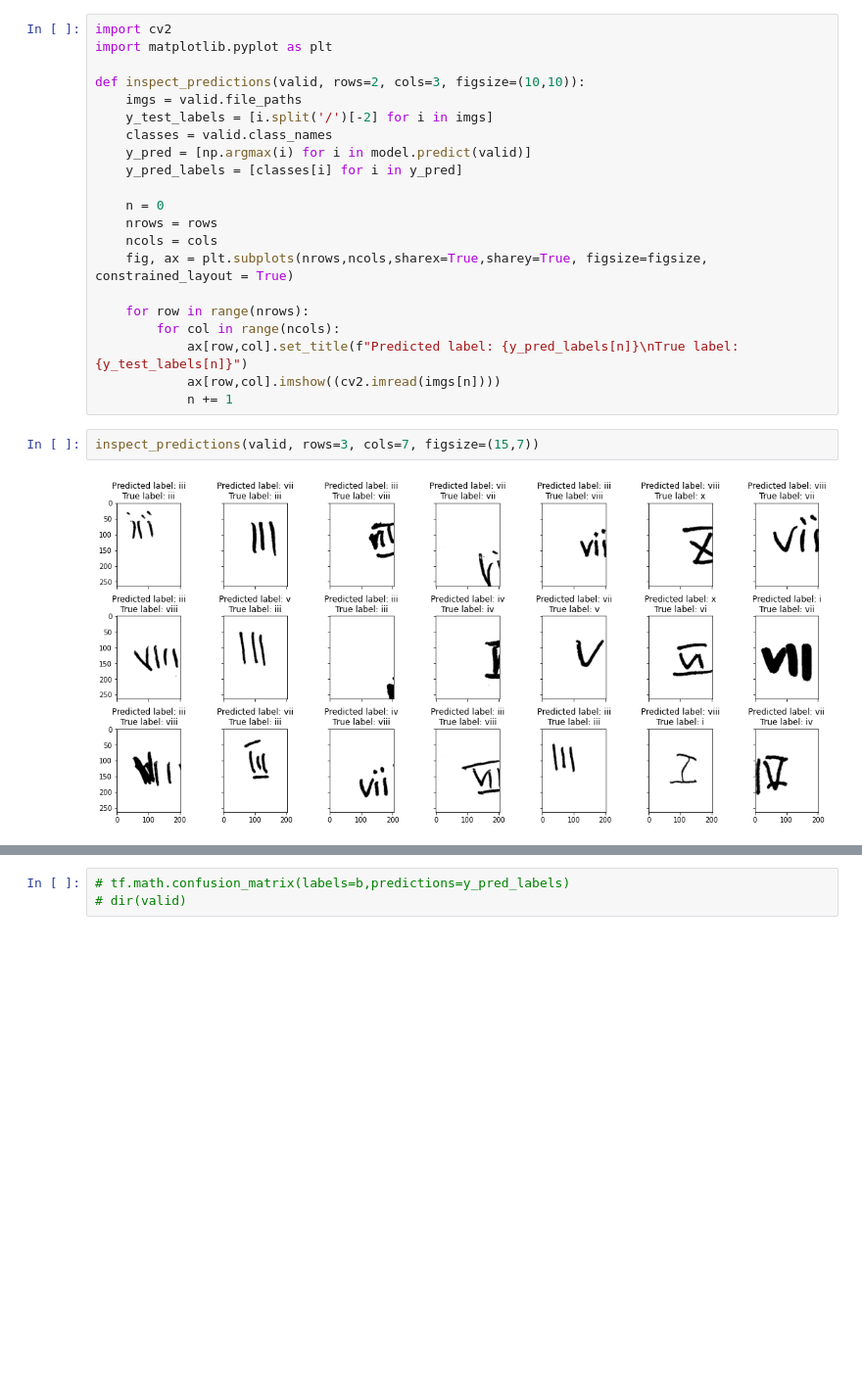
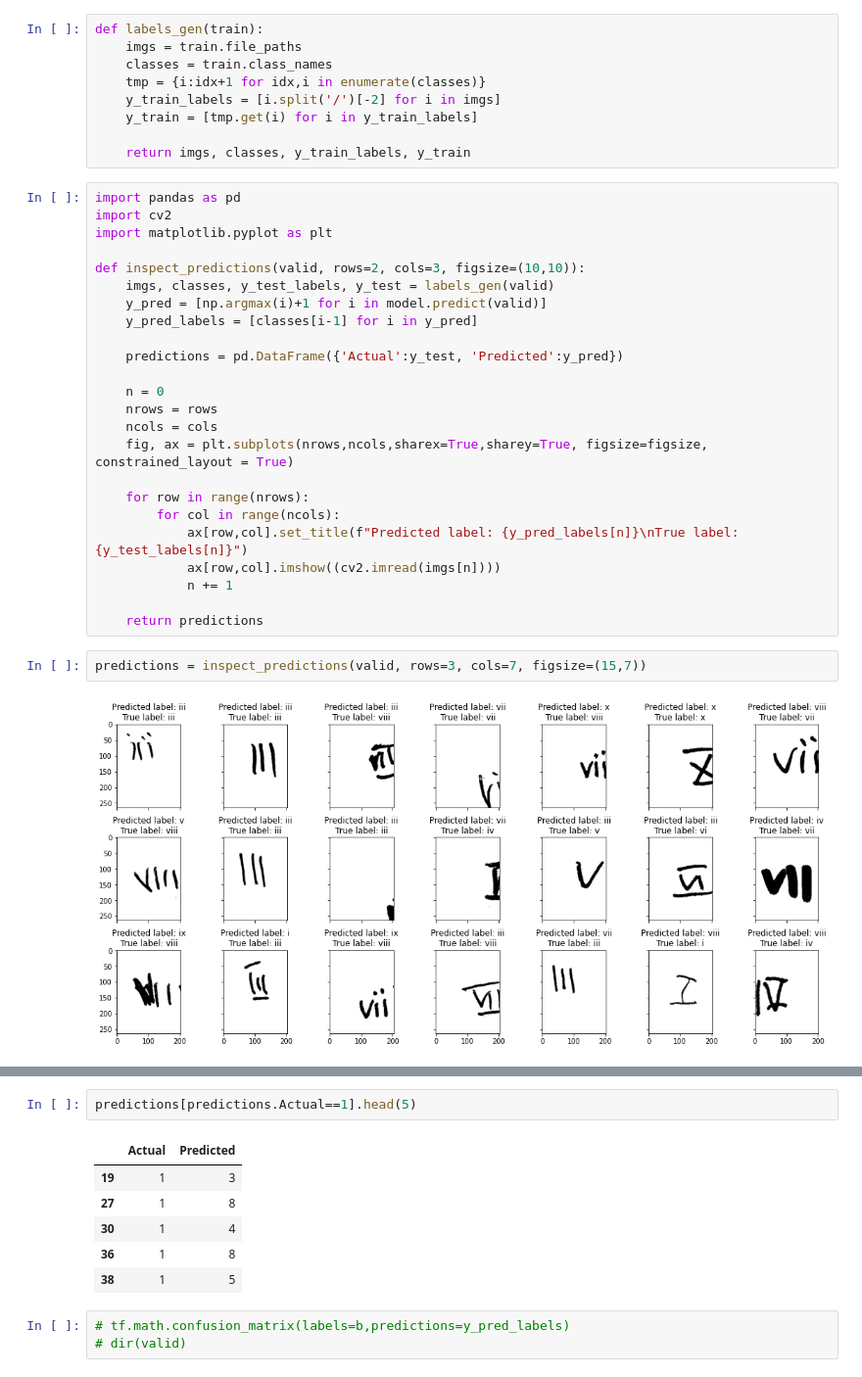
Before and after one commit to KutuDev/AIDataComp, a Jupyter notebook: main.ipynb, the cells around one changed output, grey strips where cells are left out. Shown at 98% size. Cells and saved outputs as stored; diff of their text form; blank space fills up the shorter version.

```diff
--- a/main.ipynb
+++ b/main.ipynb
@@ -227,16 +227,26 @@ len(y_pred_labels) == len(valid.file_paths)
 # %% [output]
 813
 True
+# %%
+def labels_gen(train):
+    imgs = train.file_paths
+    classes = train.class_names
+    tmp = {i:idx+1 for idx,i in enumerate(classes)}
+    y_train_labels = [i.split('/')[-2] for i in imgs]
+    y_train = [tmp.get(i) for i in y_train_labels]
+
+    return imgs, classes, y_train_labels, y_train
 # %%
+import pandas as pd
 import cv2
 import matplotlib.pyplot as plt
 
 def inspect_predictions(valid, rows=2, cols=3, figsize=(10,10)):
-    imgs = valid.file_paths
-    y_test_labels = [i.split('/')[-2] for i in imgs]
-    classes = valid.class_names
-    y_pred = [np.argmax(i) for i in model.predict(valid)]
-    y_pred_labels = [classes[i] for i in y_pred]
+    imgs, classes, y_test_labels, y_test = labels_gen(valid)
+    y_pred = [np.argmax(i)+1 for i in model.predict(valid)]
+    y_pred_labels = [classes[i-1] for i in y_pred]
+
+    predictions = pd.DataFrame({'Actual':y_test, 'Predicted':y_pred})
 
     n = 0
     nrows = rows
@@ -248,7 +258,9 @@ def inspect_predictions(valid, rows=2, cols=3, figsize=(10,10)):
             ax[row,col].set_title(f"Predicted label: {y_pred_labels[n]}\nTrue label: {y_test_labels[n]}")
             ax[row,col].imshow((cv2.imread(imgs[n])))
             n += 1
+
+    return predictions
 # %%
-inspect_predictions(valid, rows=3, cols=7, figsize=(15,7))
+predictions = inspect_predictions(valid, rows=3, cols=7, figsize=(15,7))
 # %% [output]
 [figure]
@@ -257,3 +326,12 @@ inspect_predictions(valid, rows=3, cols=7, figsize=(15,7))
+# %%
+predictions[predictions.Actual==1].head(5)
+# %% [output]
+|  | Actual | Predicted |
+| 19 | 1 | 3 |
+| 27 | 1 | 8 |
+| 30 | 1 | 4 |
+| 36 | 1 | 8 |
+| 38 | 1 | 5 |
 # %%
 # tf.math.confusion_matrix(labels=b,predictions=y_pred_labels)
 # dir(valid)
```
Also changed, not shown: parts of 7 cells of this notebook.
